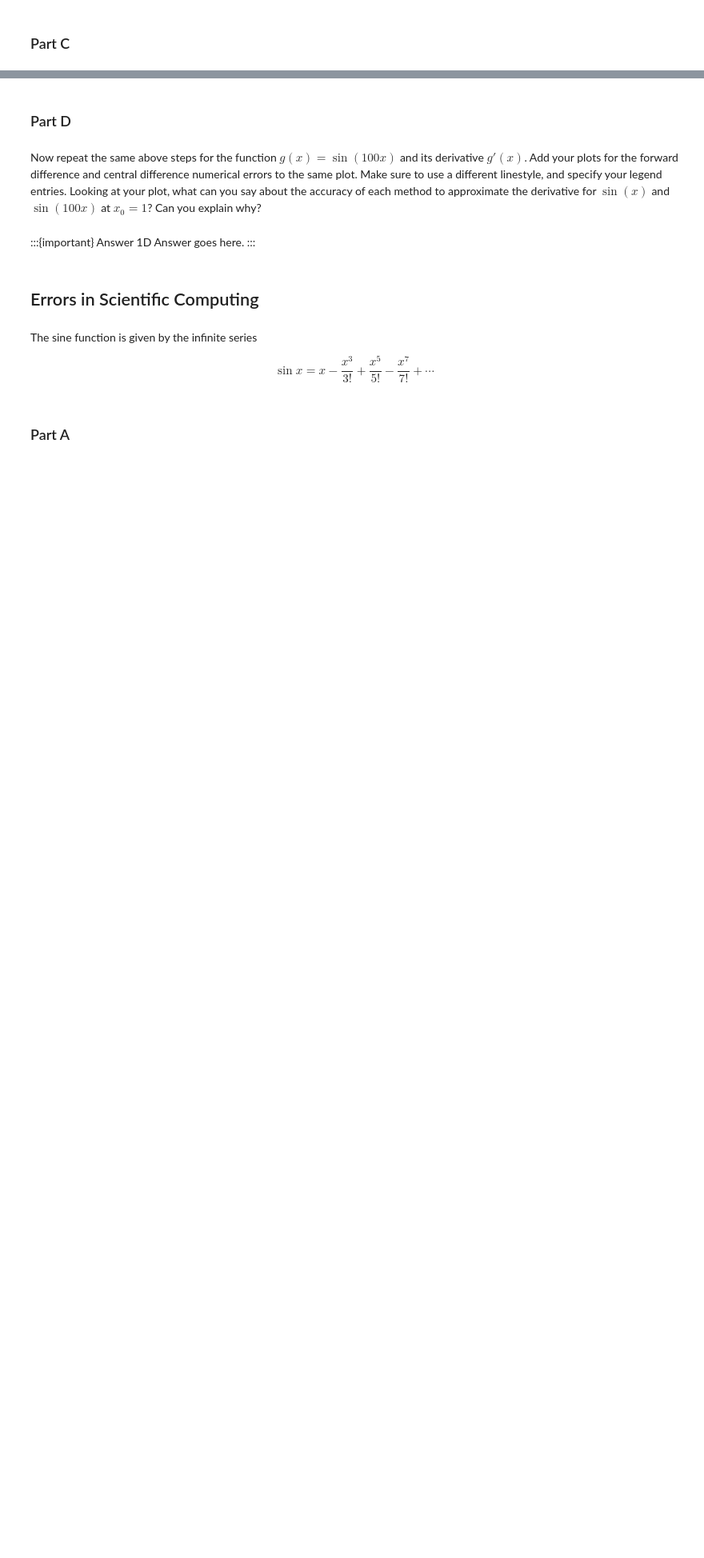
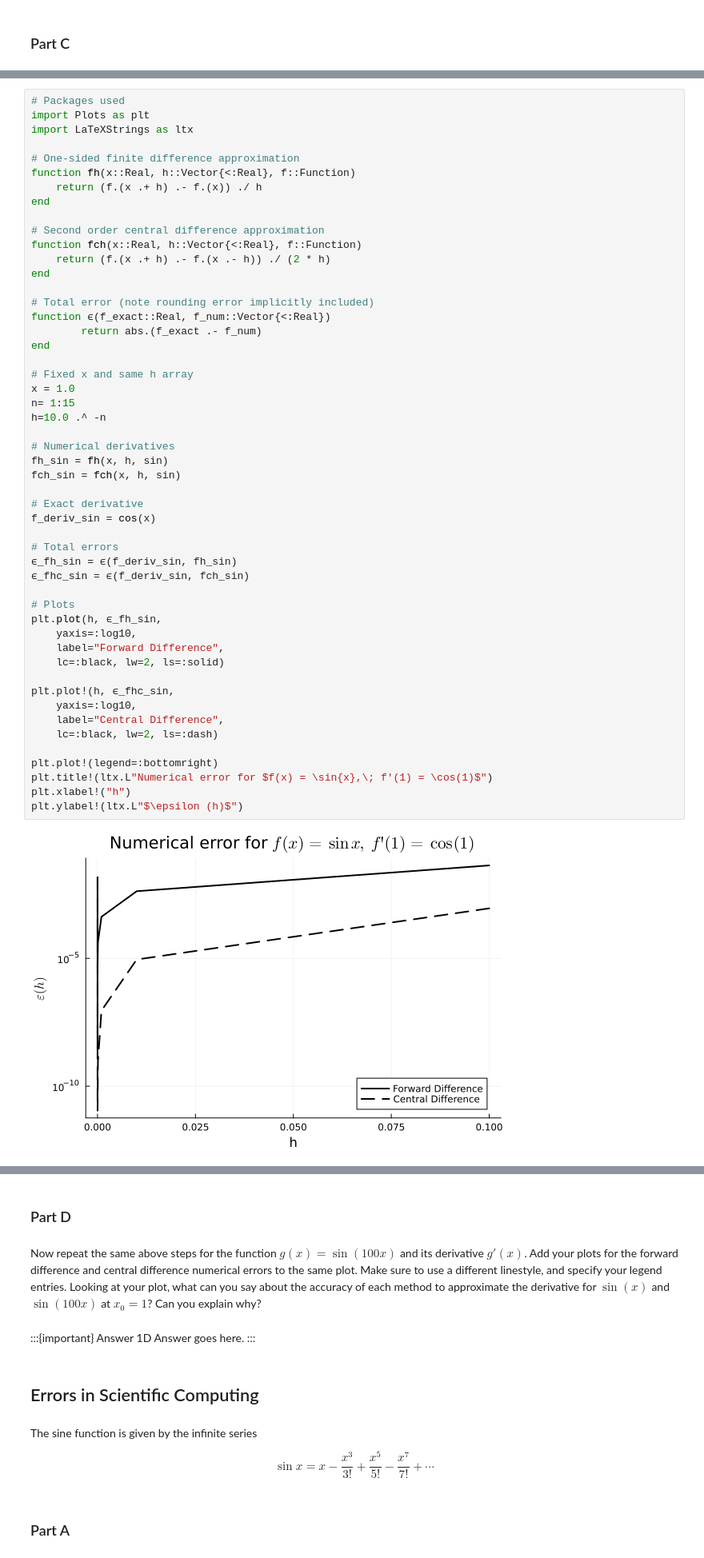
Before and after one commit to jacob-cunningham-ds/me2060, a Jupyter notebook: hw/hw1_code_cunningham.ipynb, the cells around one changed output, grey strips where cells are left out. Shown at 80% size. Cells and saved outputs as stored; diff of their text form; blank space fills up the shorter version.

Commit message:
updated hw1 to include p1, parts A, B, and C

```diff
--- a/hw/hw1_code_cunningham.ipynb
+++ b/hw/hw1_code_cunningham.ipynb
@@ -159,2 +163,55 @@ Within the notebook `Week2_FD_students.ipynb` available on Canvas Module 1, add
+# %%
+# Packages used
+import Plots as plt
+import LaTeXStrings as ltx
+
+# One-sided finite difference approximation
+function fh(x::Real, h::Vector{<:Real}, f::Function)
+    return (f.(x .+ h) .- f.(x)) ./ h
+end
+
+# Second order central difference approximation
+function fch(x::Real, h::Vector{<:Real}, f::Function)
+    return (f.(x .+ h) .- f.(x .- h)) ./ (2 * h)
+end
+
+# Total error (note rounding error implicitly included)
+function ϵ(f_exact::Real, f_num::Vector{<:Real})
+        return abs.(f_exact .- f_num)
+end
+
+# Fixed x and same h array
+x = 1.0
+n= 1:15
+h=10.0 .^ -n
+
+# Numerical derivatives
+fh_sin = fh(x, h, sin)
+fch_sin = fch(x, h, sin)
+
+# Exact derivative
+f_deriv_sin = cos(x)
+
+# Total errors
+ϵ_fh_sin = ϵ(f_deriv_sin, fh_sin)
+ϵ_fhc_sin = ϵ(f_deriv_sin, fch_sin)
+
+# Plots
+plt.plot(h, ϵ_fh_sin,
+    yaxis=:log10,
+    label="Forward Difference",
+    lc=:black, lw=2, ls=:solid)
+
+plt.plot!(h, ϵ_fhc_sin,
+    yaxis=:log10,
+    label="Central Difference",
+    lc=:black, lw=2, ls=:dash)
+
+plt.plot!(legend=:bottomright)
+plt.title!(ltx.L"Numerical error for $f(x) = \sin{x},\; f'(1) = \cos(1)$")
+plt.xlabel!("h")
+plt.ylabel!(ltx.L"$\epsilon (h)$")
+# %% [output]
+[figure, added]
 # %% [markdown]
 :::{important} Answer 1C
```
Also changed, not shown: parts of 6 cells of this notebook, 2 other files.
